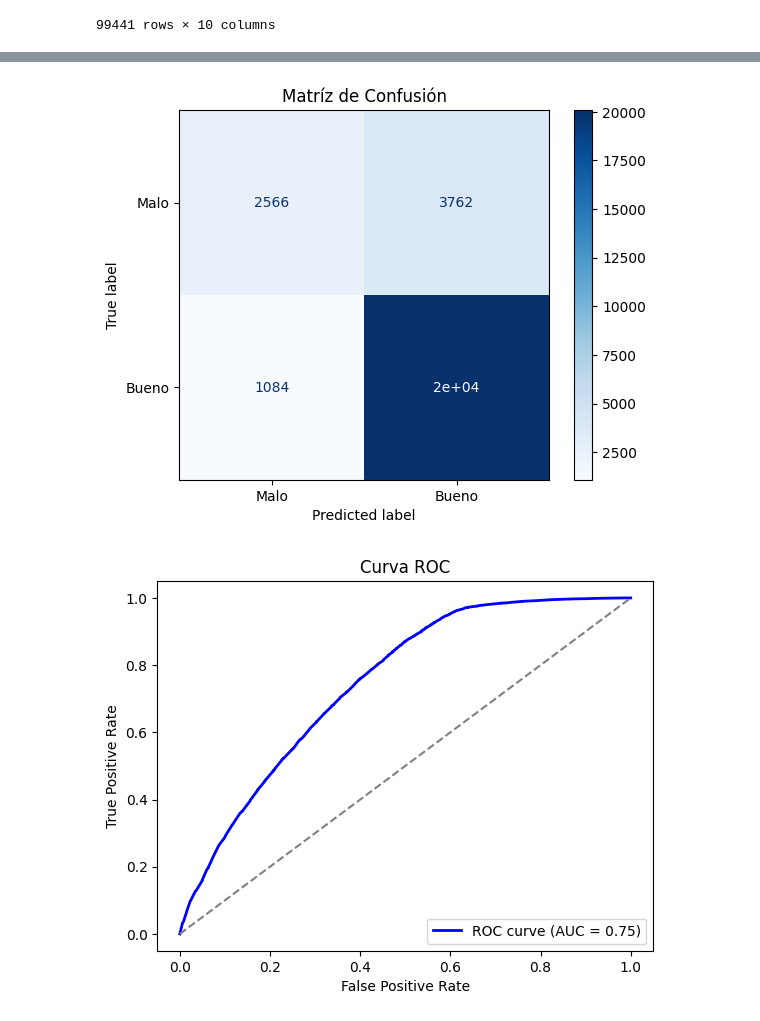
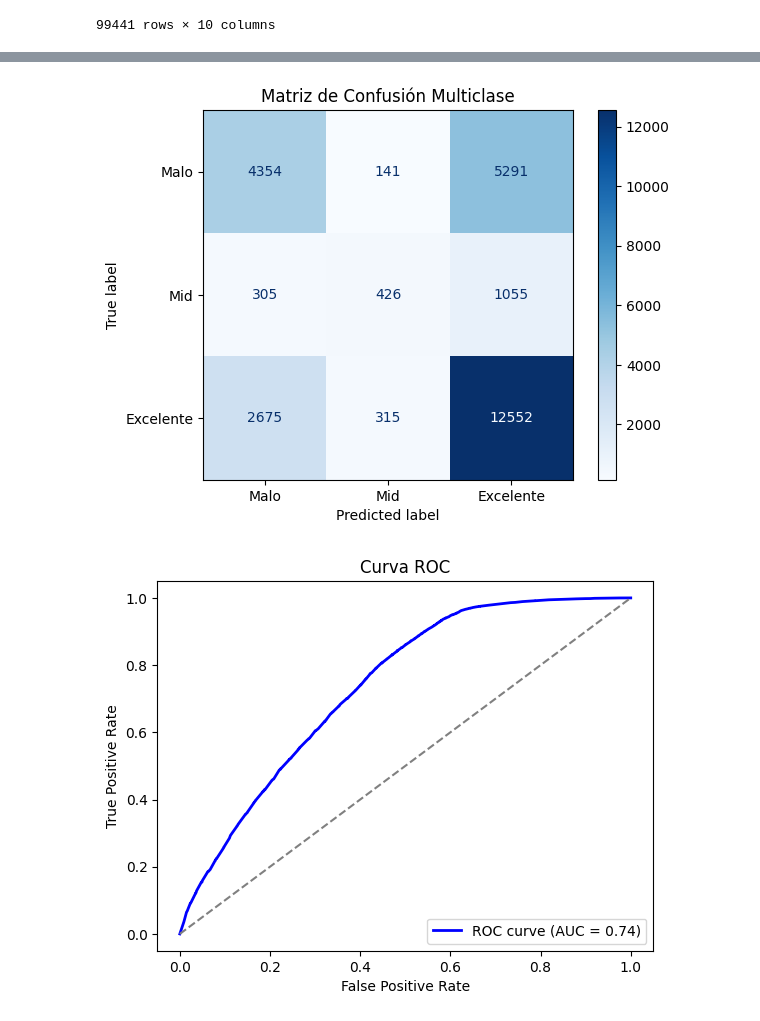
Before and after one commit to JosefinaE/proyecto-mineria-datos, a Jupyter notebook: hito1/Pregunta3.ipynb, the cells around one changed output, grey strips where cells are left out. Saved outputs shown, nothing was run; the diff lists cells and outputs as text; code cells hidden in the pictures.

```diff
--- a/hito1/Pregunta3.ipynb
+++ b/hito1/Pregunta3.ipynb
@@ -77,0 +63,24 @@ items_full
+# %%
+items_full.dropna(inplace= True)
+# %%
+def percentil(product_category):
+    category=items_full[items_full["Product_Category_Name"]==product_category]
+    calificaciones =category["Review_Score"].to_list()
+    bajo=np.percentile(calificaciones , 25)
+    alto=np.percentile(calificaciones , 75)
+    return bajo, alto
+
+categories = items_full["Product_Category_Name"].unique()
+percentiles = {c:percentil(c) for c in categories}
+# %%
+def clasificar_precio(row):
+    #print(rango)
+    bajo, alto = percentiles[row["Product_Category_Name"]]
+    if row["Review_Score"] <= bajo:
+        return 'Malo'
+    elif row["Review_Score"] >= alto:
+        return 'Excelente'
+    else:
+        return 'Mid'
+
+items_full['nivel_precio'] = items_full.apply(clasificar_precio, axis=1)
@@ -78,8 +103,10 @@ items_full
 # %%
 from sklearn.ensemble import RandomForestClassifier
+from sklearn.tree import DecisionTreeClassifier
+from sklearn.ensemble import BaggingClassifier
 from sklearn.model_selection import train_test_split
 df = items_full
-df['review'] = df['Review_Score'].apply(lambda x: 1 if x >= 4 else 0)
+df['review'] = df['nivel_precio'].apply(lambda x: 2 if x == "Excelente" else 0 if x == "Malo" else 1)
 
 features = [ 'Product_Weight_Gr', 'Product_Length_Cm', 'Product_Height_Cm', 'Product_Width_Cm',
     'Atraso', 'Tiempo total']
@@ -91,19 +118,21 @@ y = df['review']
 X_train, X_test, y_train, y_test = train_test_split(X, y, test_size=0.25)
 
 rf = RandomForestClassifier(n_estimators=100, random_state=42)
+#rf = BaggingClassifier(estimator=DecisionTreeClassifier(), n_estimators=100, random_state=42)
 rf.fit(X_train, y_train)
 y_pred= rf.predict(X_test)
 # %%
 from sklearn.metrics import confusion_matrix, ConfusionMatrixDisplay
 import matplotlib.pyplot as plt
+
 cm = confusion_matrix(y_test, y_pred)
 
-disp = ConfusionMatrixDisplay(confusion_matrix=cm, display_labels=['Malo', 'Bueno'])
+disp = ConfusionMatrixDisplay(confusion_matrix=cm, display_labels=["Malo",  "Mid", "Excelente"])
 disp.plot(cmap='Blues')
-plt.title('Matríz de Confusión')
+plt.title('Matriz de Confusión Multiclase')
 plt.show()
 # %% [output]
-[figure, old version]
+[figure, new version]
 # %%
 from sklearn.metrics import roc_curve, auc
 y_scores = rf.predict_proba(X_test)[:,1]
@@ -118,7 +147,7 @@ plt.title('Curva ROC')
 plt.legend(loc="lower right")
 plt.show()
 # %% [output]
-[figure, old version]
+[figure, new version]
 # %%
 df = reviews_orders_df.groupby('Seller_ID')
 promerdio_review = df['Review_Score'].mean()
```
Also changed, not shown: parts of 3 cells of this notebook.
